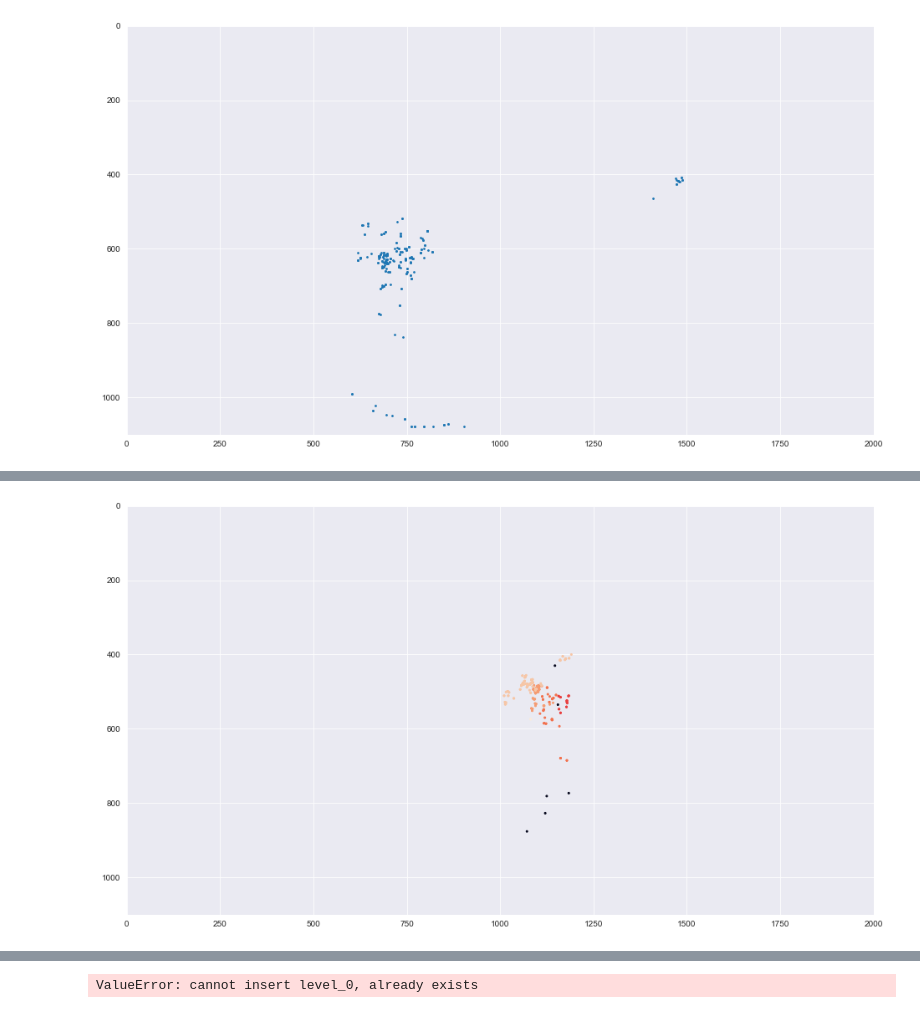
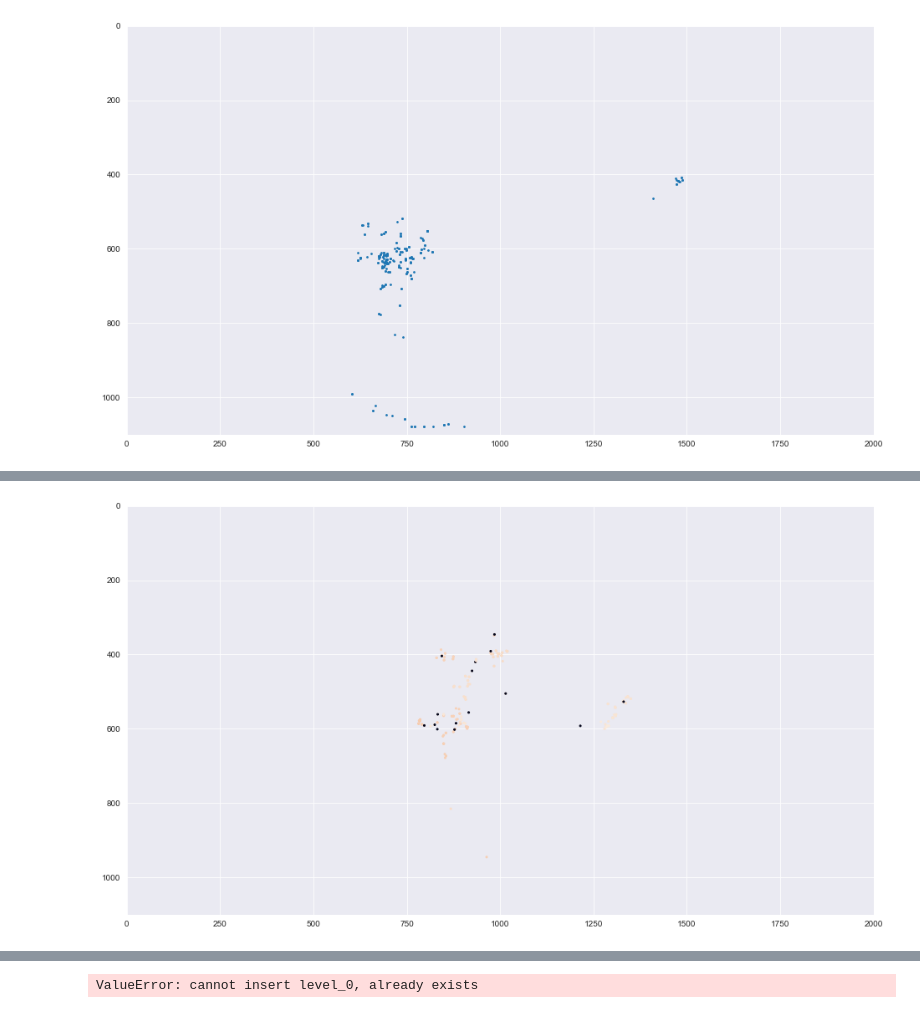
Before and after one commit to giannywise/Eyetracking, a Jupyter notebook: data_analysis.ipynb, the cells around one changed output, grey strips where cells are left out. Cells and saved outputs as stored; diff of their text form; code cells hidden in the pictures.

Commit message:
Generieren der Fixation fertig, vllt fine tuning nötig
Generieren der Geschwindigkeit fertig

Filter muss gefine tuned werden

```diff
--- a/data_analysis.ipynb
+++ b/data_analysis.ipynb
@@ -84,6 +84,7 @@ df_new = pd.concat([df,df_rad],axis=1)
 #df_new = df_new.loc[(df_new["dy"] >= 20 * df_new["dx"]) & (df_new["dy"] > 0) == False]
 #df_new = df_new.loc[(df_new["vx"] < -10) & (df_new["vx"] > 10) == False]
 df_new = df_new[(df_new["vy"] <= 2300) == True]
-df_new = df_new[(df_new["Gaze Y"] <= 1000) == True].reset_index()
+df_new = df_new[(df_new["Gaze Y"] <= 1030) == True].reset_index()
 df_new['Fixation'] = ft.fix(df_new)
+df_new = df_new.loc[(df_new['v'] == 0) & (df_new['Fixation'] == 0) == False]
 df_new
@@ -90,15 +105,15 @@ df_new
 # %%
-df_filter = df_new[(df_new['Timestamp'].between(11,16) == True)]
+df_filter = df_new[(df_new['Timestamp'].between(80,85) == True)]
 #df_filter = df_filter[(df_new["Fixation"] == 0) == True]
 x = df_filter["Gaze X"]
 y = df_filter["Gaze Y"]
 z = df_filter['Fixation']
 f = plt.figure()
 f.set_figwidth(16)
 f.set_figheight(9)
 #t = df["Timestamp"].head(100)
 plt.axis([0,2000,1100,0])
 plt.scatter(x,y, s = 4, c=z)
 plt.show()
 # %% [output]
-[figure, old version]
+[figure, new version]
```
Also changed, not shown: parts of 5 cells of this notebook, 1 other file.
